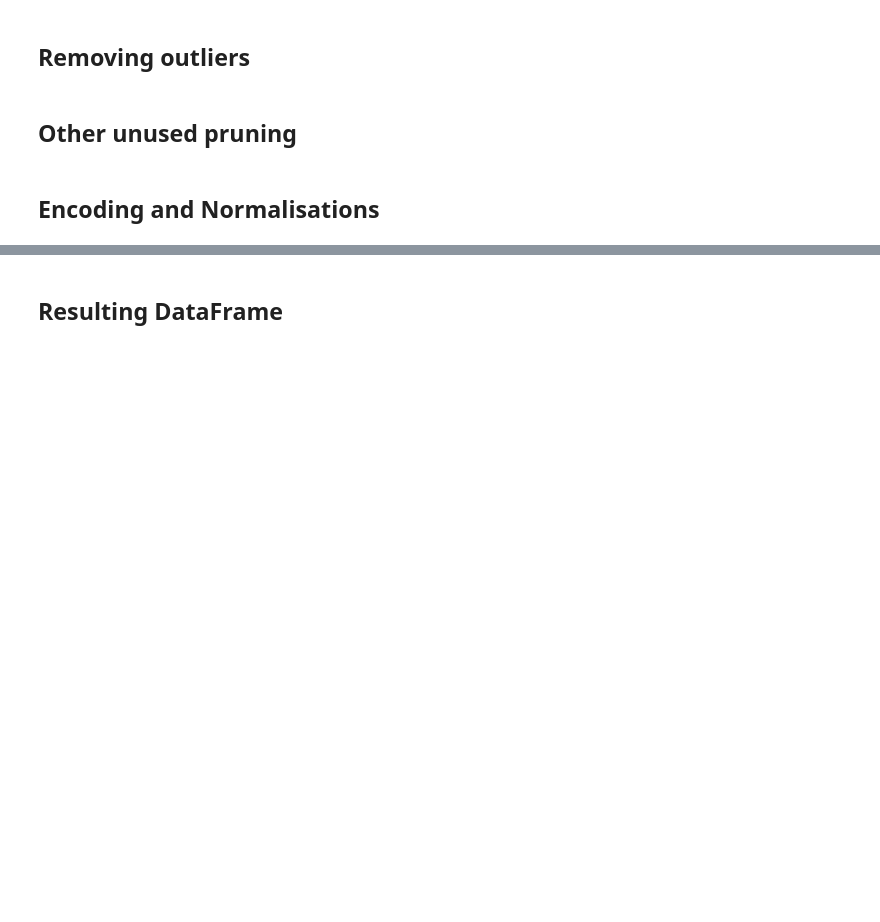
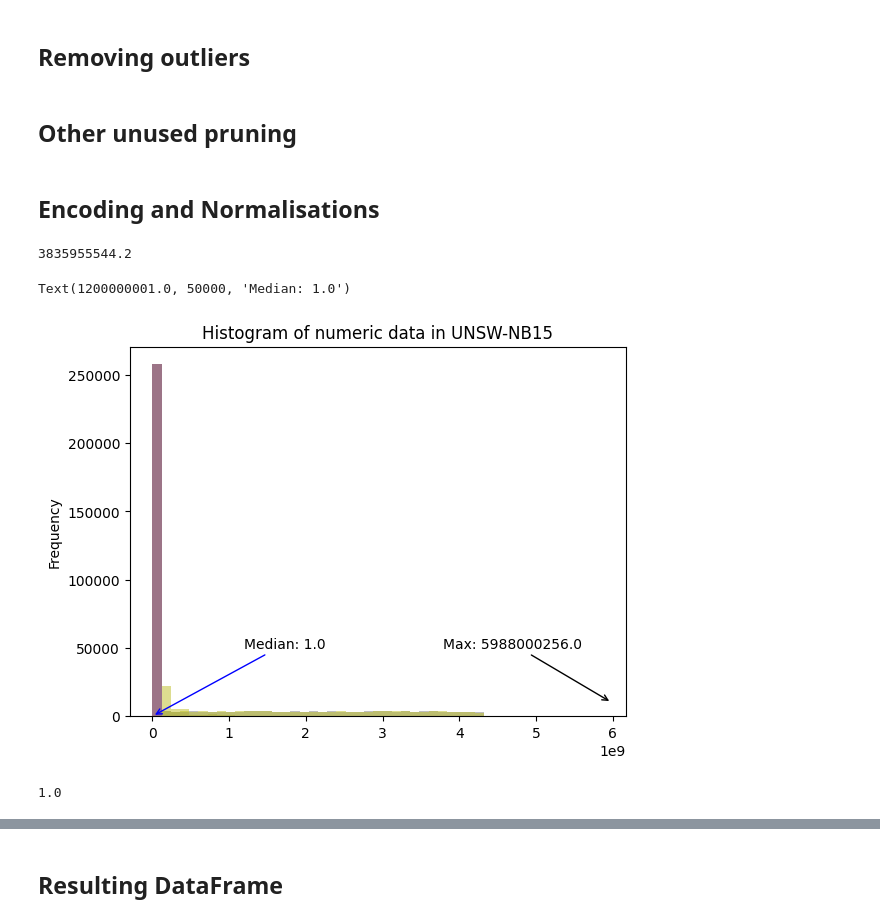
Before and after one commit to Sleepytt1210/BFLIDS, a Jupyter notebook: application/fed-learn/models/notebooks/federated.ipynb, the cells around one changed output, grey strips where cells are left out. Cells and saved outputs as stored; diff of their text form; code cells hidden in the pictures; blank space fills up the shorter version.

```diff
--- a/application/fed-learn/models/notebooks/federated.ipynb
+++ b/application/fed-learn/models/notebooks/federated.ipynb
@@ -50,0 +84,6 @@ len(df)
+# %%
+import matplotlib.pyplot as plt
+
+df_num = df.select_dtypes(include=[np.number])
+df_num = df_num.loc[:, (df_num.nunique() > 2)]
+df_num.describe()
@@ -50,0 +101,3 @@ len(df)
+# %%
+max_b = np.amax(df_num)
+max_b
@@ -129,3 +185,24 @@ def normalize(df_in: pd.DataFrame, cols):
         if max_value > min_value:
             result[feature_name] = (df_in[feature_name].astype('float') - min_value) / (max_value - min_value)
     return result
+# %%
+outlier_r_df = rm_outliers(df_num)
+max_a = np.amax(outlier_r_df)
+max_a
+# %% [output]
+3835955544.2
+# %%
+plt.figure()
+plt.title("Histogram of numeric data in UNSW-NB15")
+for feature in df_num:
+    df_num[feature].plot.hist(bins=range(0,int(max_b),120_000_000), alpha=0.5)
+
+plt.annotate(f'Max: {max_b}', xy=(max_b, 10000), xytext=(max_b-2_200_000_000, 50000), arrowprops=dict(arrowstyle='->', lw=1))
+plt.annotate(f'Median: {np.median(df_num)}', xy=(np.median(df_num), 1), xytext=(np.median(df_num)+1_200_000_000, 50000), arrowprops=dict(arrowstyle='->', lw=1, color='blue'))
+
+# axes[1].set_title("Distribution after removing outliers")
+# for feature in new_df.select_dtypes(include=[np.number]):
+#     outlier_r_df[feature].plot.hist(bins=range(0,int(max_a),60_000_000), alpha=0.5, ax=axes[1])
+# %% [output]
+Text(1200000001.0, 50000, 'Median: 1.0')
+[figure, added]
@@ -131,0 +219,6 @@ def normalize(df_in: pd.DataFrame, cols):
+# %%
+norm = normalize(outlier_r_df, outlier_r_df.columns)
+max_a = np.amax(norm)
+max_a
+# %% [output]
+1.0
```
Also changed, not shown: parts of 36 cells of this notebook, 14 other files.
